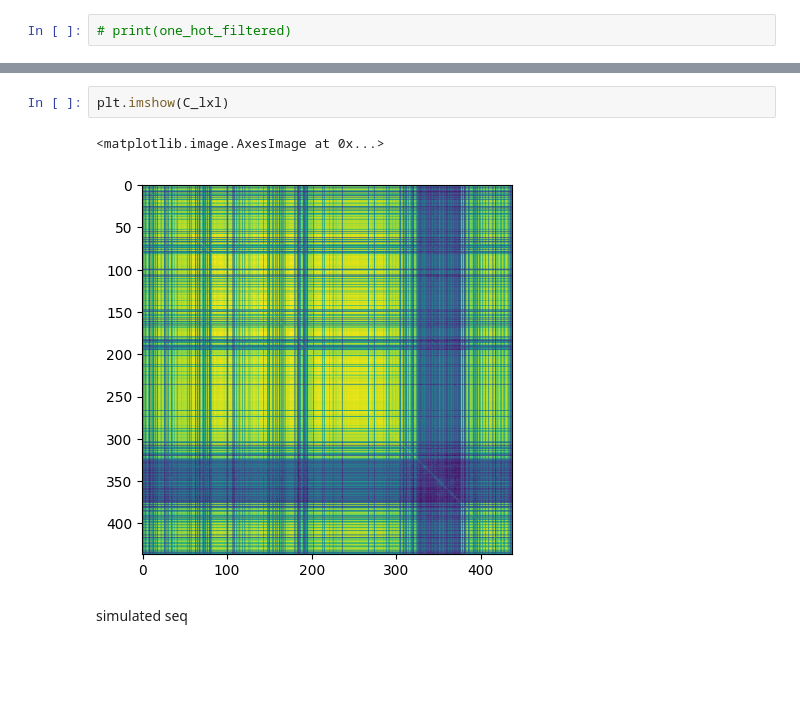
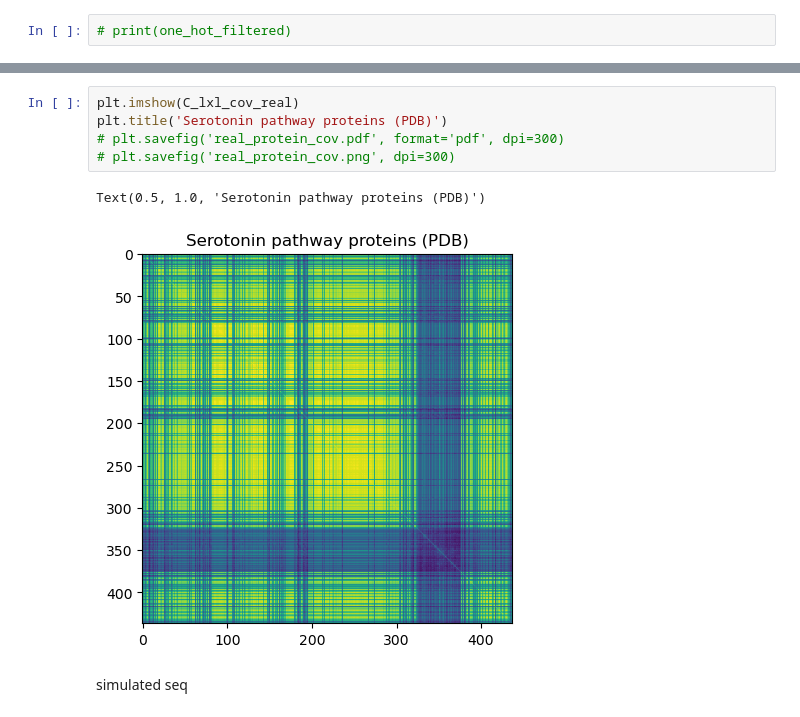
Before and after one commit to zifangu/lithiumized-fish, a Jupyter notebook: project_checkin2.ipynb, the cells around one changed output, grey strips where cells are left out. Cells and saved outputs as stored; diff of their text form; blank space fills up the shorter version.

```diff
--- a/project_checkin2.ipynb
+++ b/project_checkin2.ipynb
@@ -165,11 +165,14 @@ C_lxl = compute_lxl_cov(one_hot_filtered_np.T, L)
 # %% [output]
 one hot after filtering: (752, 9177)
 (9177, 9177)
-# %%
-plt.imshow(C_lxl)
-# %% [output]
-<matplotlib.image.AxesImage at 0x...>
-[figure, removed]
+# %%
+plt.imshow(C_lxl_cov_real)
+plt.title('Serotonin pathway proteins (PDB)')
+# plt.savefig('real_protein_cov.pdf', format='pdf', dpi=300)
+# plt.savefig('real_protein_cov.png', dpi=300)
+# %% [output]
+Text(0.5, 1.0, 'Serotonin pathway proteins (PDB)')
+[figure, added]
 # %% [markdown]
 simulated seq
 # %%
```
Also changed, not shown: parts of 13 cells of this notebook.
